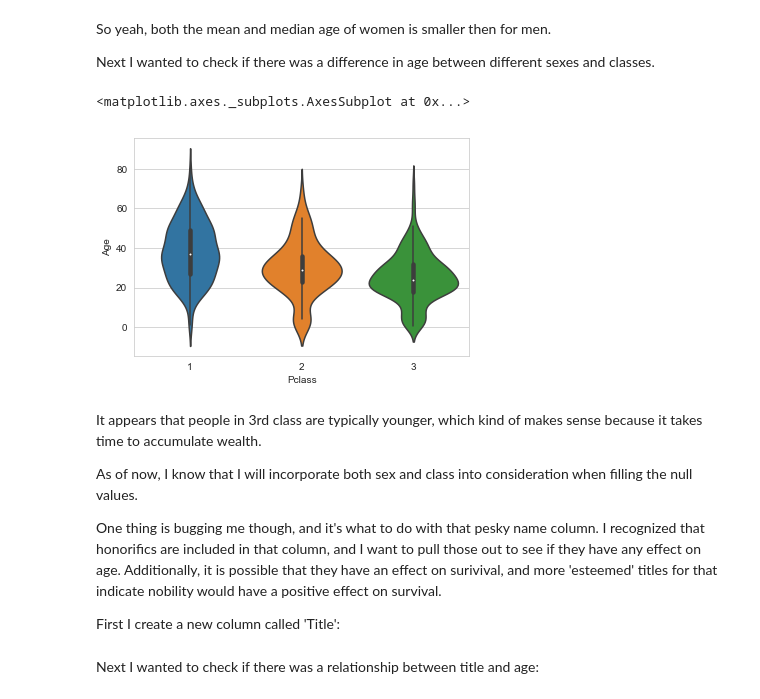
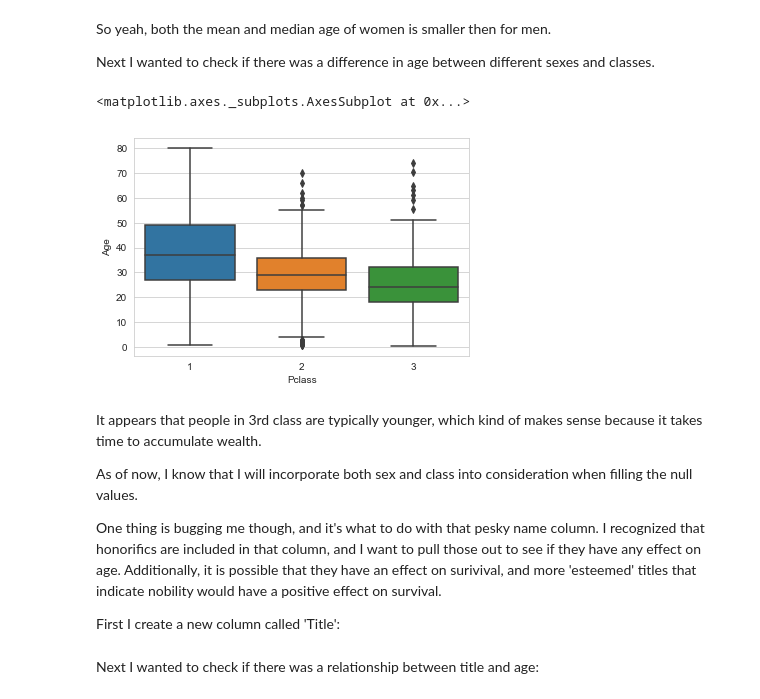
Before and after one commit to agrai1/Predicting-Survivors, a Jupyter notebook: Kaggle challenge - titanic - 9-6-18.ipynb, the cells around one changed output. Cells and saved outputs as stored; diff of their text form; code cells hidden in the pictures.

```diff
--- a/Kaggle challenge - titanic - 9-6-18.ipynb
+++ b/Kaggle challenge - titanic - 9-6-18.ipynb
@@ -289,16 +290,16 @@ So yeah, both the mean and median age of women is smaller then for men.
 
 Next I wanted to check if there was a difference in age between different sexes and classes.
 # %%
-sns.violinplot(x='Pclass',y='Age',data=df)
+sns.boxplot(x='Pclass',y='Age',data=df)
 # %% [output]
 <matplotlib.axes._subplots.AxesSubplot at 0x...>
-[figure, old version]
+[figure, new version]
 # %% [markdown]
 It appears that people in 3rd class are typically younger, which kind of makes sense because it takes time to accumulate wealth.
 
 As of now, I know that I will incorporate both sex and class into consideration when filling the null values.
 
-One thing is bugging me though, and it's what to do with that pesky name column. I recognized that honorifics are included in that column, and I want to pull those out to see if they have any effect on age. Additionally, it is possible that they have an effect on surivival, and more 'esteemed' titles for that indicate nobility would have a positive effect on survival.
+One thing is bugging me though, and it's what to do with that pesky name column. I recognized that honorifics are included in that column, and I want to pull those out to see if they have any effect on age. Additionally, it is possible that they have an effect on surivival, and more 'esteemed' titles that indicate nobility would have a positive effect on survival.
 
 First I create a new column called 'Title':
 # %%
```
Also changed, not shown: parts of 11 cells of this notebook.
